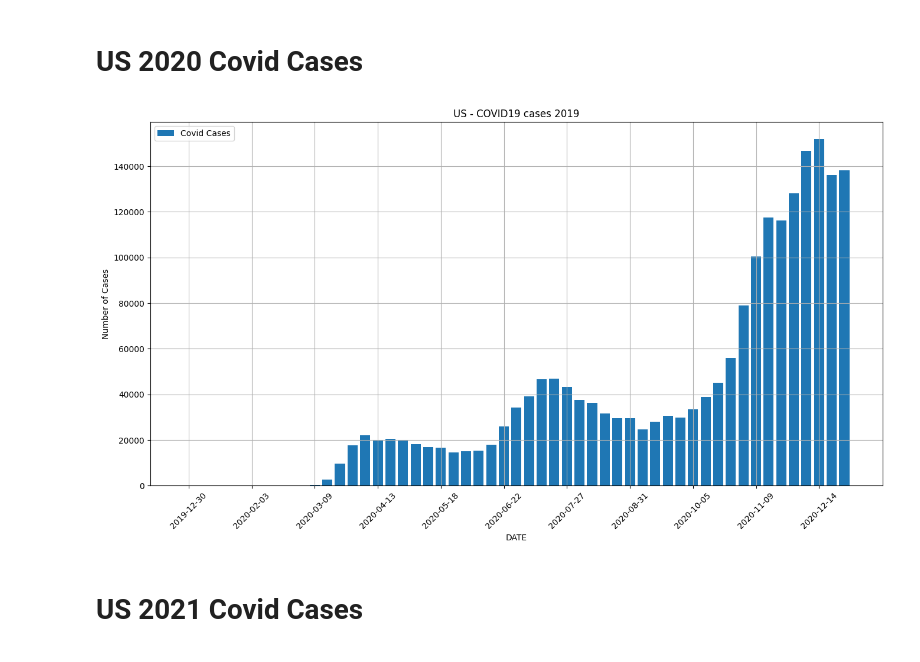
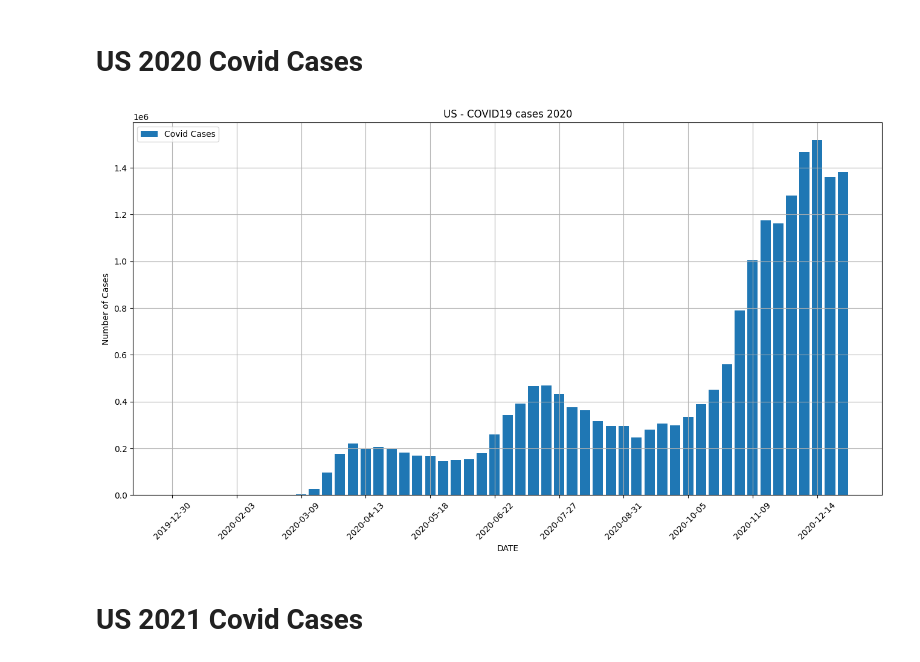
Before and after one commit to jramey2016/Computer-Epi-Project, a Jupyter notebook: US-Data-And-Models/Emperical-Model-US/Covid_Model_US/Subset_Models_Covid_US.ipynb, the cells around one changed output. Saved outputs shown, nothing was run; the diff lists cells and outputs as text; code cells hidden in the pictures.

```diff
--- a/US-Data-And-Models/Emperical-Model-US/Covid_Model_US/Subset_Models_Covid_US.ipynb
+++ b/US-Data-And-Models/Emperical-Model-US/Covid_Model_US/Subset_Models_Covid_US.ipynb
@@ -18,20 +18,20 @@ df_agg['ISO_START_DATE'] = df_agg['ISO_START_DATE'].str.split('T').str[0]
 # %%
 #Create a line plot
 plt.figure(figsize=(16,8))
 #Don't know why but the data gets normalized have to divide by 10 to show true numbers
-plt.bar(df_agg['ISO_START_DATE'], df_agg['DAILY_CASES']/10, label='Covid Cases')
+plt.bar(df_agg['ISO_START_DATE'], df_agg['DAILY_CASES'], label='Covid Cases')
 
 plt.xlabel('DATE')
 plt.ylabel('Number of Cases')
-plt.title('US - COVID19 cases 2019')
+plt.title('US - COVID19 cases 2020')
 
 xtick_pos = np.arange(0, len(df_agg['ISO_START_DATE']), 5)
 plt.xticks(xtick_pos, df_agg['ISO_START_DATE'][xtick_pos], rotation=45)
 plt.legend()
 plt.grid()
 plt.show()
 # %% [output]
-[figure, old version]
+[figure, new version]
 # %%
 # Import the Excel file into a pandas dataframe
 df_2021 = pd.read_excel('US_2021_Covid19_Data.xlsx', engine='openpyxl')
```
Also changed, not shown: parts of 3 cells of this notebook.
